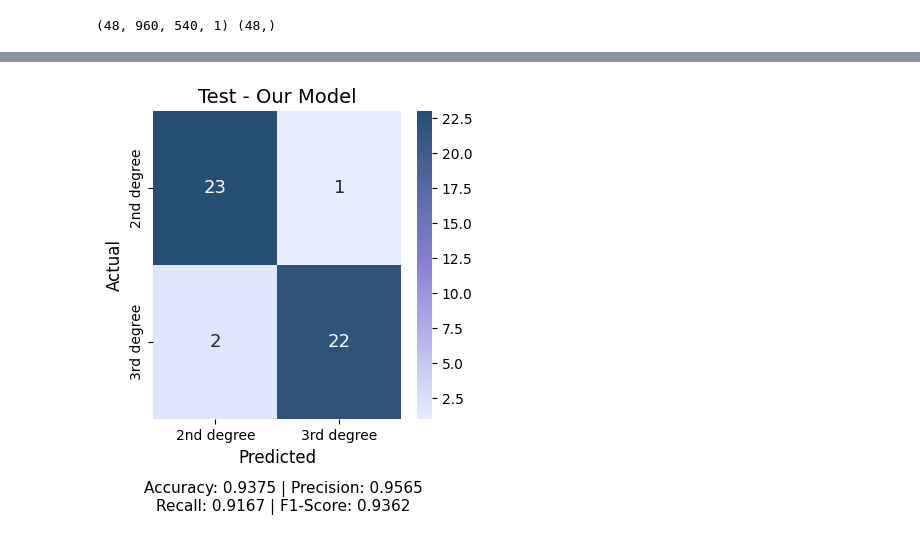
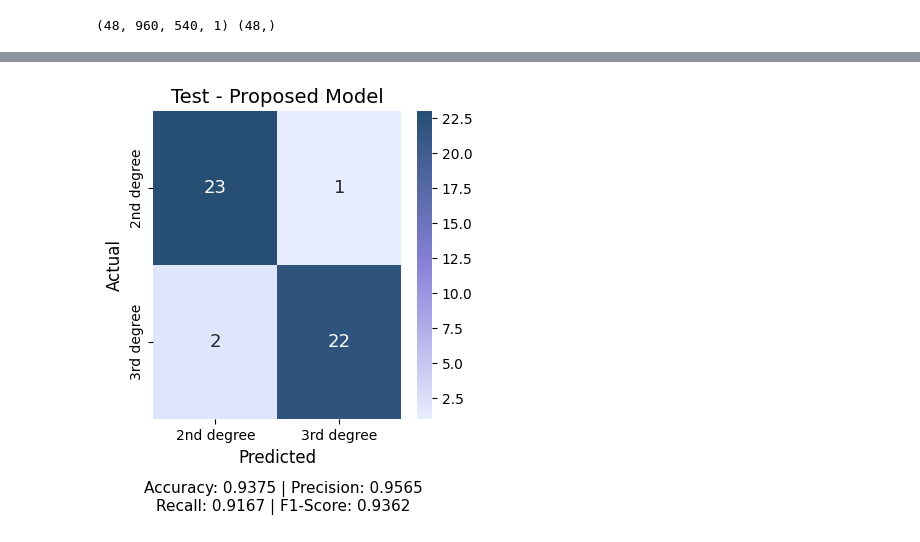
Before and after one commit to yamilemr/Automated-Classification-of-Second-and-Third-Degree-Burn-Images-Using-Convolutional-Neural-Networks, a Jupyter notebook: notebooks/model_test_evaluation.ipynb, the cells around one changed output, grey strips where cells are left out. Saved outputs shown, nothing was run; the diff lists cells and outputs as text; code cells hidden in the pictures.

```diff
--- a/notebooks/model_test_evaluation.ipynb
+++ b/notebooks/model_test_evaluation.ipynb
@@ -6,9 +6,13 @@ In this notebook, the previously trained models (MobileNetV2, VGG16, ResNet50, a
 from keras import models
 from tools import load_images_with_labels, evaluate_model, save_metrics_to_csv
 # %%
-#Image dimensions (same as those used during training)
-width = 540
-height = 960
+#Image dimensions for transfer learning models
+width_tl = 224
+height_tl = 224
+
+#Image dimensions for the proposed model
+width_pm = 540
+height_pm = 960
 
 #Path where test images are stored and organized by class
 path_test = '../data/test_images/'
@@ -103,11 +107,11 @@ save_metrics_to_csv(resNet50, X_test_norm, y_test, 'ResNet50', 'test', '../data/
 ourModel = models.load_model('../models/proposed_model/burn_green_cnn.keras')
 # %%
 #Load test images and their corresponding labels (using only the green channel)
-X_test, y_test = load_images_with_labels(path=path_test, channels='green', width=width, height=height)
+X_test, y_test = load_images_with_labels(path=path_test, channels='green', width=width_pm, height=height_pm)
 print(X_test.shape, y_test.shape)
 # %% [output]
 (48, 960, 540, 1) (48,)
 # %%
 #Evaluation metrics on the test set
-evaluate_model(ourModel, X_test, y_test, dataset='Test - Our Model')
+evaluate_model(ourModel, X_test, y_test, dataset='Test - Proposed Model')
 # %% [output]
@@ -115,4 +119,4 @@ evaluate_model(ourModel, X_test, y_test, dataset='Test - Our Model')
-[figure, old version]
+[figure, new version]
 # %%
 #Save the evaluation metrics in the CSV file
 save_metrics_to_csv(ourModel, X_test, y_test, 'OurModel', 'test', '../data/results/model_metrics.csv')
```
Also changed, not shown: parts of 11 cells of this notebook, 9 other files.
